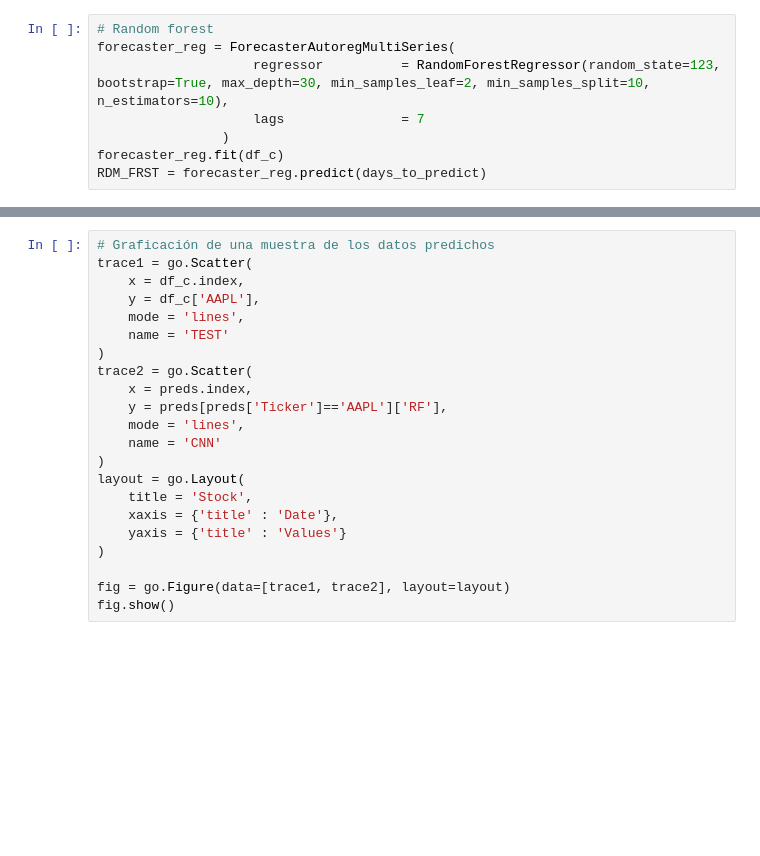
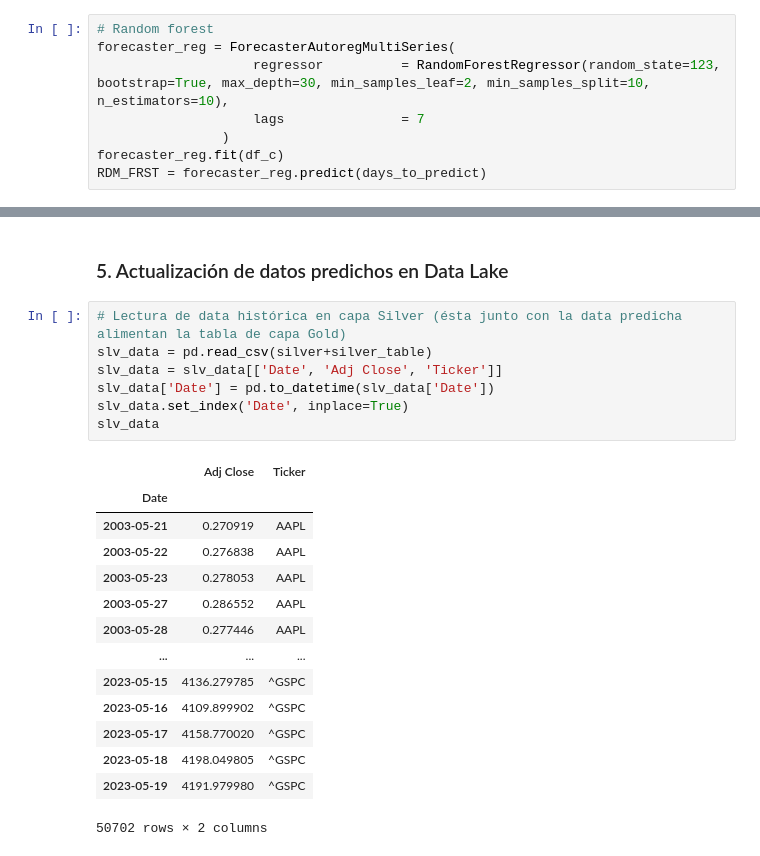
Before and after one commit to carlitoscanas/prototipo_paad, a Jupyter notebook: stock_price_prediction/nb_spp_model_ensemble.ipynb, the cells around one changed output, grey strips where cells are left out. Saved outputs shown, nothing was run; the diff lists cells and outputs as text; blank space fills up the shorter version.

```diff
--- a/stock_price_prediction/nb_spp_model_ensemble.ipynb
+++ b/stock_price_prediction/nb_spp_model_ensemble.ipynb
@@ -268,22 +333,24 @@ preds
-# %%
-# Graficación de una muestra de los datos predichos
-trace1 = go.Scatter(
-    x = df_c.index,
-    y = df_c['AAPL'],
-    mode = 'lines',
-    name = 'TEST'
-)
-trace2 = go.Scatter(
-    x = preds.index,
-    y = preds[preds['Ticker']=='AAPL']['RF'],
-    mode = 'lines',
-    name = 'CNN'
-)
-layout = go.Layout(
-    title = 'Stock',
-    xaxis = {'title' : 'Date'},
-    yaxis = {'title' : 'Values'}
-)
-
-fig = go.Figure(data=[trace1, trace2], layout=layout)
-fig.show()
+# %% [markdown]
+### 5. Actualización de datos predichos en Data Lake
+# %%
+# Lectura de data histórica en capa Silver (ésta junto con la data predicha alimentan la tabla de capa Gold)
+slv_data = pd.read_csv(silver+silver_table)
+slv_data = slv_data[['Date', 'Adj Close', 'Ticker']]
+slv_data['Date'] = pd.to_datetime(slv_data['Date'])
+slv_data.set_index('Date', inplace=True)
+slv_data
+# %% [output]
+|  | Adj Close | Ticker |
+| Date |  |  |
+| 2003-05-21 | 0.270919 | AAPL |
+| 2003-05-22 | 0.276838 | AAPL |
+| 2003-05-23 | 0.278053 | AAPL |
+| 2003-05-27 | 0.286552 | AAPL |
+| 2003-05-28 | 0.277446 | AAPL |
+| ... | ... | ... |
+| 2023-05-15 | 4136.279785 | ^GSPC |
+| 2023-05-16 | 4109.899902 | ^GSPC |
+| 2023-05-17 | 4158.770020 | ^GSPC |
+| 2023-05-18 | 4198.049805 | ^GSPC |
+| 2023-05-19 | 4191.979980 | ^GSPC |
+50702 rows × 2 columns
```
Also changed, not shown: parts of 10 cells of this notebook, 16 other files.
